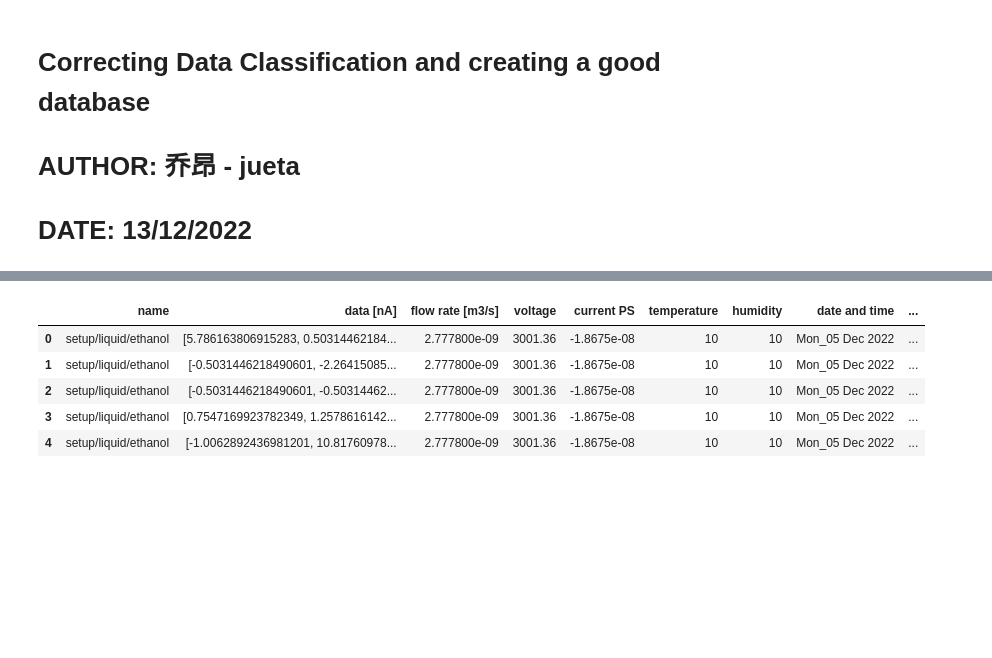
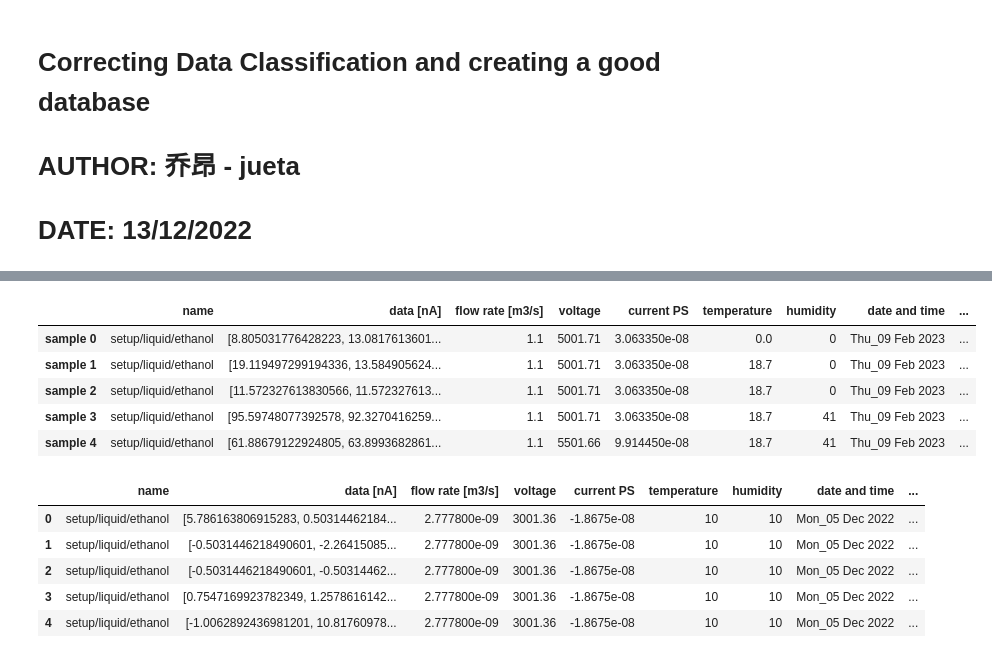
Before and after one commit to kgmuzungu/EHDA_library, a Jupyter notebook: data_analysis/new_json_format/correcting_classification.ipynb, the cells around one changed output, grey strips where cells are left out. Cells and saved outputs as stored; diff of their text form; code cells hidden in the pictures; blank space fills up the shorter version.

```diff
--- a/data_analysis/new_json_format/correcting_classification.ipynb
+++ b/data_analysis/new_json_format/correcting_classification.ipynb
@@ -44,3 +38,12 @@ ValueError: Trailing data
+# %%
+df.head()
+# %% [output]
+|  | name | data [nA] | flow rate [m3/s] | voltage | current PS | temperature | humidity | date and time | ... |
+| sample 0 | setup/liquid/ethanol | [8.805031776428223, 13.0817613601... | 1.1 | 5001.71 | 3.063350e-08 | 0.0 | 0 | Thu_09 Feb 2023 | ... |
+| sample 1 | setup/liquid/ethanol | [19.119497299194336, 13.584905624... | 1.1 | 5001.71 | 3.063350e-08 | 18.7 | 0 | Thu_09 Feb 2023 | ... |
+| sample 2 | setup/liquid/ethanol | [11.572327613830566, 11.572327613... | 1.1 | 5001.71 | 3.063350e-08 | 18.7 | 0 | Thu_09 Feb 2023 | ... |
+| sample 3 | setup/liquid/ethanol | [95.59748077392578, 92.3270416259... | 1.1 | 5001.71 | 3.063350e-08 | 18.7 | 41 | Thu_09 Feb 2023 | ... |
+| sample 4 | setup/liquid/ethanol | [61.88679122924805, 63.8993682861... | 1.1 | 5501.66 | 9.914450e-08 | 18.7 | 41 | Thu_09 Feb 2023 | ... |
 # %%
 data_window.head()
 # %% [output]
```
Also changed, not shown: parts of 2 cells of this notebook, 5 other files.
